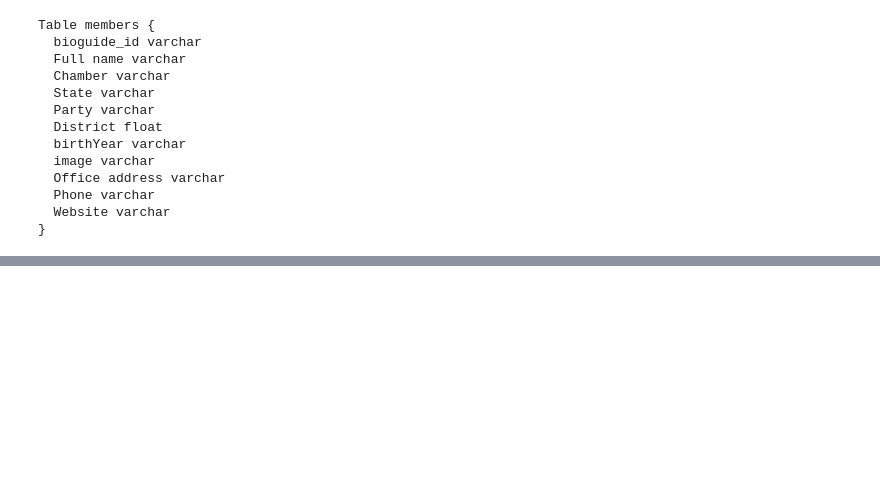
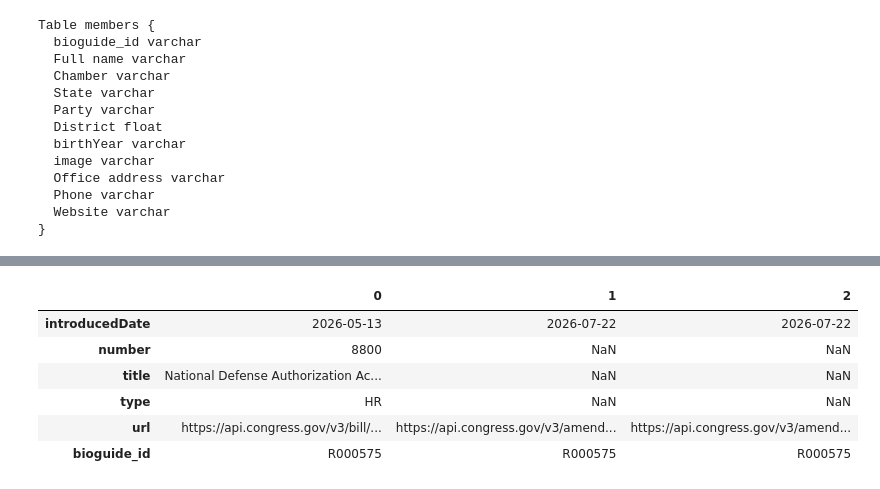
Before and after one commit to AJajodia/contrans2026, a Jupyter notebook: notebooks/demo_10_15_2026.ipynb, the cells around one changed output, grey strips where cells are left out. Saved outputs shown, nothing was run; the diff lists cells and outputs as text; code cells hidden in the pictures; blank space fills up the shorter version.

```diff
--- a/notebooks/demo_10_15_2026.ipynb
+++ b/notebooks/demo_10_15_2026.ipynb
@@ -122,0 +157,10 @@ members
+# %%
+sponsored_legislation.head(3).T
+# %% [output]
+|  | 0 | 1 | 2 |
+| introducedDate | 2026-05-13 | 2026-07-22 | 2026-07-22 |
+| number | 8800 | NaN | NaN |
+| title | National Defense Authorization Ac... | NaN | NaN |
+| type | HR | NaN | NaN |
+| url | https://api.congress.gov/v3/bill/... | https://api.congress.gov/v3/amend... | https://api.congress.gov/v3/amend... |
+| bioguide_id | R000575 | R000575 | R000575 |
```
Also changed, not shown: parts of 8 cells of this notebook, 5 other files.
